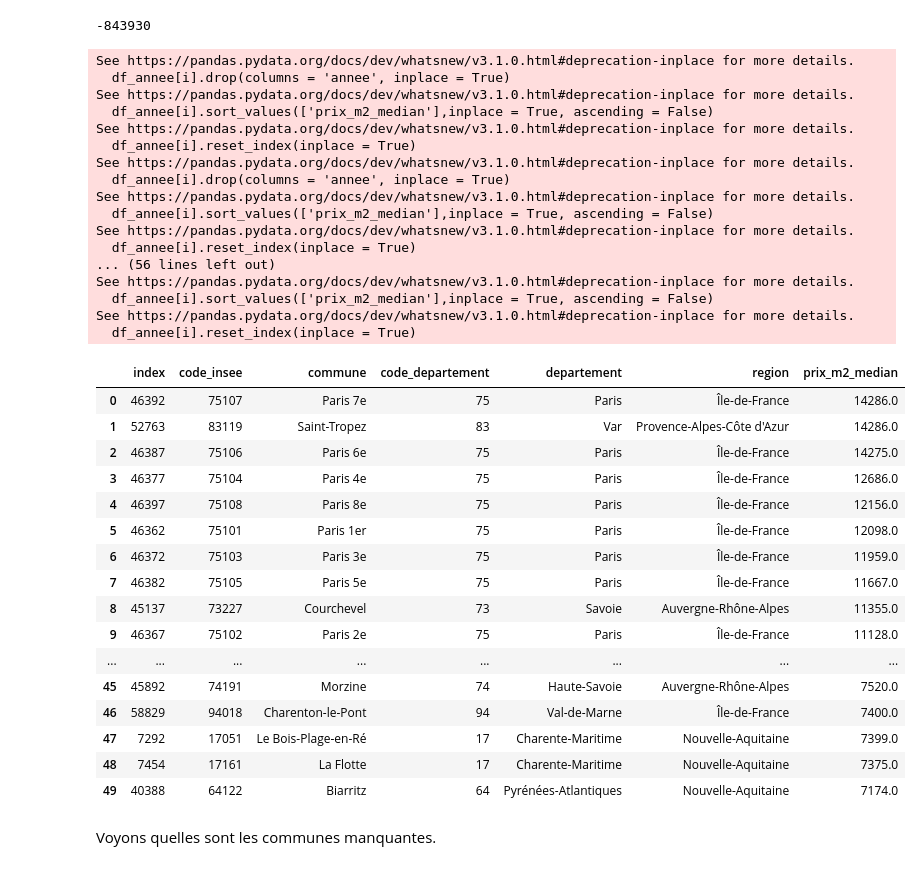
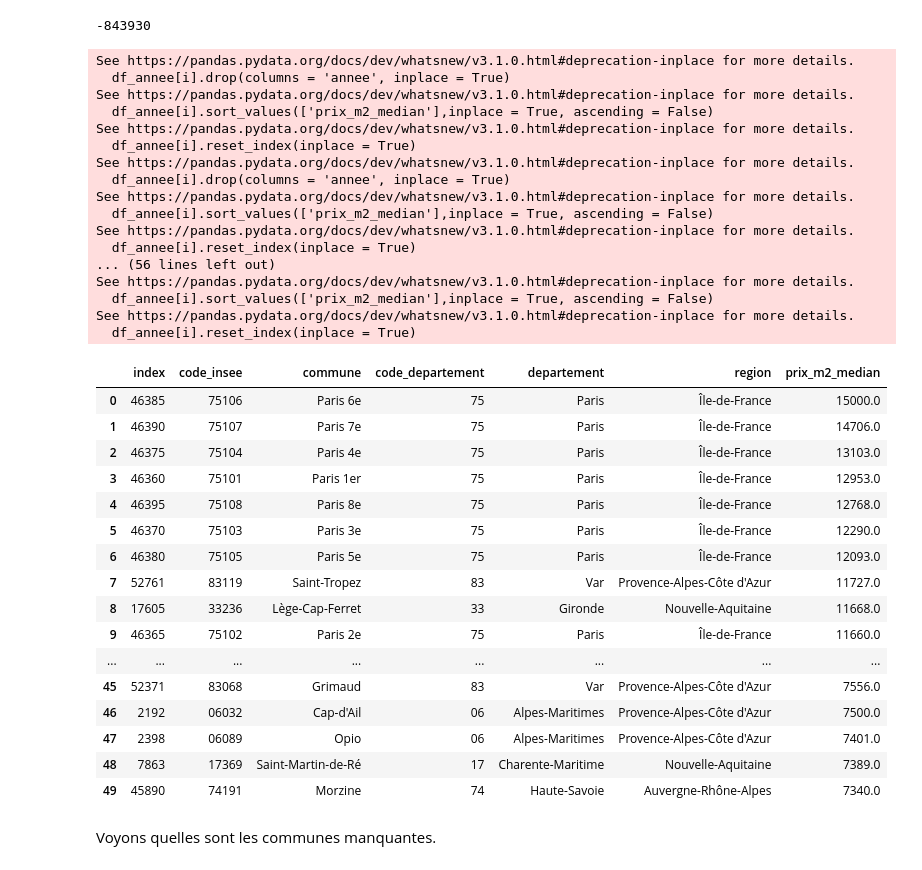
Before and after one commit to TomasAMG7/Python_S1_Challut_Garcia_Mossel, a Jupyter notebook: DATA/Données_price_immobilier.ipynb, the cells around one changed output. Saved outputs shown, nothing was run; the diff lists cells and outputs as text; code cells hidden in the pictures.

```diff
--- a/DATA/Données_price_immobilier.ipynb
+++ b/DATA/Données_price_immobilier.ipynb
@@ -116,50 +116,50 @@ df3.assign(
 df3 = df3.drop(columns = ['population', 'prix_m2_median_appartement','prix_m2_median_maison','prix_m2_median_neuf','ventes', 'ventes_maisons', 'ventes_appartements','source'])
 
 df_annee = {}
 
 for i in df3['annee'].unique():
     df_annee[i] = df3[(df3['annee'] == i) # & (df3['region'] == 'Île-de-France' )
     ]
     df_annee[i].drop(columns = 'annee', inplace = True)
     df_annee[i].sort_values(['prix_m2_median'],inplace = True, ascending = False)
     df_annee[i].reset_index(inplace = True)
 
-df_annee[2025].head(50)
+df_annee[2023].head(50)
 # %% [output]
 See https://pandas.pydata.org/docs/dev/whatsnew/v3.1.0.html#deprecation-inplace for more details.
   df_annee[i].drop(columns = 'annee', inplace = True)
 See https://pandas.pydata.org/docs/dev/whatsnew/v3.1.0.html#deprecation-inplace for more details.
   df_annee[i].sort_values(['prix_m2_median'],inplace = True, ascending = False)
 See https://pandas.pydata.org/docs/dev/whatsnew/v3.1.0.html#deprecation-inplace for more details.
   df_annee[i].reset_index(inplace = True)
 See https://pandas.pydata.org/docs/dev/whatsnew/v3.1.0.html#deprecation-inplace for more details.
   df_annee[i].drop(columns = 'annee', inplace = True)
 See https://pandas.pydata.org/docs/dev/whatsnew/v3.1.0.html#deprecation-inplace for more details.
   df_annee[i].sort_values(['prix_m2_median'],inplace = True, ascending = False)
 See https://pandas.pydata.org/docs/dev/whatsnew/v3.1.0.html#deprecation-inplace for more details.
   df_annee[i].reset_index(inplace = True)
 ... (56 lines left out)
 See https://pandas.pydata.org/docs/dev/whatsnew/v3.1.0.html#deprecation-inplace for more details.
   df_annee[i].sort_values(['prix_m2_median'],inplace = True, ascending = False)
 See https://pandas.pydata.org/docs/dev/whatsnew/v3.1.0.html#deprecation-inplace for more details.
   df_annee[i].reset_index(inplace = True)
 |  | index | code_insee | commune | code_departement | departement | region | prix_m2_median |
-| 0 | 46392 | 75107 | Paris 7e | 75 | Paris | Île-de-France | 14286.0 |
-| 1 | 52763 | 83119 | Saint-Tropez | 83 | Var | Provence-Alpes-Côte d'Azur | 14286.0 |
-| 2 | 46387 | 75106 | Paris 6e | 75 | Paris | Île-de-France | 14275.0 |
-| 3 | 46377 | 75104 | Paris 4e | 75 | Paris | Île-de-France | 12686.0 |
-| 4 | 46397 | 75108 | Paris 8e | 75 | Paris | Île-de-France | 12156.0 |
-| 5 | 46362 | 75101 | Paris 1er | 75 | Paris | Île-de-France | 12098.0 |
-| 6 | 46372 | 75103 | Paris 3e | 75 | Paris | Île-de-France | 11959.0 |
-| 7 | 46382 | 75105 | Paris 5e | 75 | Paris | Île-de-France | 11667.0 |
-| 8 | 45137 | 73227 | Courchevel | 73 | Savoie | Auvergne-Rhône-Alpes | 11355.0 |
-| 9 | 46367 | 75102 | Paris 2e | 75 | Paris | Île-de-France | 11128.0 |
+| 0 | 46385 | 75106 | Paris 6e | 75 | Paris | Île-de-France | 15000.0 |
+| 1 | 46390 | 75107 | Paris 7e | 75 | Paris | Île-de-France | 14706.0 |
+| 2 | 46375 | 75104 | Paris 4e | 75 | Paris | Île-de-France | 13103.0 |
+| 3 | 46360 | 75101 | Paris 1er | 75 | Paris | Île-de-France | 12953.0 |
+| 4 | 46395 | 75108 | Paris 8e | 75 | Paris | Île-de-France | 12768.0 |
+| 5 | 46370 | 75103 | Paris 3e | 75 | Paris | Île-de-France | 12290.0 |
+| 6 | 46380 | 75105 | Paris 5e | 75 | Paris | Île-de-France | 12093.0 |
+| 7 | 52761 | 83119 | Saint-Tropez | 83 | Var | Provence-Alpes-Côte d'Azur | 11727.0 |
+| 8 | 17605 | 33236 | Lège-Cap-Ferret | 33 | Gironde | Nouvelle-Aquitaine | 11668.0 |
+| 9 | 46365 | 75102 | Paris 2e | 75 | Paris | Île-de-France | 11660.0 |
 | ... | ... | ... | ... | ... | ... | ... | ... |
-| 45 | 45892 | 74191 | Morzine | 74 | Haute-Savoie | Auvergne-Rhône-Alpes | 7520.0 |
-| 46 | 58829 | 94018 | Charenton-le-Pont | 94 | Val-de-Marne | Île-de-France | 7400.0 |
-| 47 | 7292 | 17051 | Le Bois-Plage-en-Ré | 17 | Charente-Maritime | Nouvelle-Aquitaine | 7399.0 |
-| 48 | 7454 | 17161 | La Flotte | 17 | Charente-Maritime | Nouvelle-Aquitaine | 7375.0 |
-| 49 | 40388 | 64122 | Biarritz | 64 | Pyrénées-Atlantiques | Nouvelle-Aquitaine | 7174.0 |
+| 45 | 52371 | 83068 | Grimaud | 83 | Var | Provence-Alpes-Côte d'Azur | 7556.0 |
+| 46 | 2192 | 06032 | Cap-d'Ail | 06 | Alpes-Maritimes | Provence-Alpes-Côte d'Azur | 7500.0 |
+| 47 | 2398 | 06089 | Opio | 06 | Alpes-Maritimes | Provence-Alpes-Côte d'Azur | 7401.0 |
+| 48 | 7863 | 17369 | Saint-Martin-de-Ré | 17 | Charente-Maritime | Nouvelle-Aquitaine | 7389.0 |
+| 49 | 45890 | 74191 | Morzine | 74 | Haute-Savoie | Auvergne-Rhône-Alpes | 7340.0 |
 # %% [markdown]
 Voyons quelles sont les communes manquantes.
 # %%
```
Also changed, not shown: parts of 12 cells of this notebook, 1 other file.
